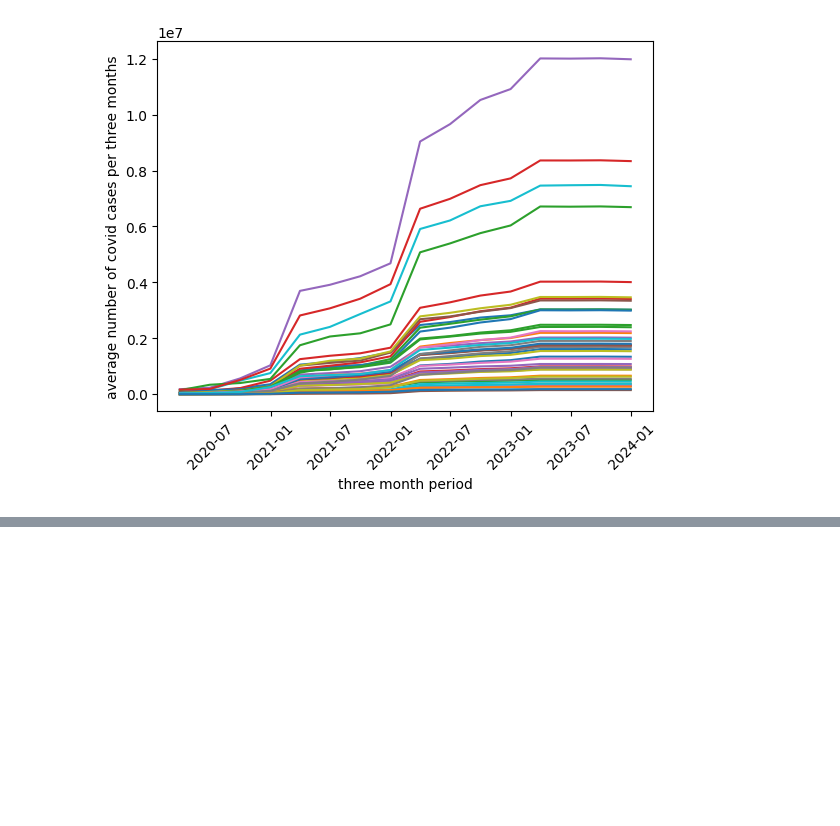
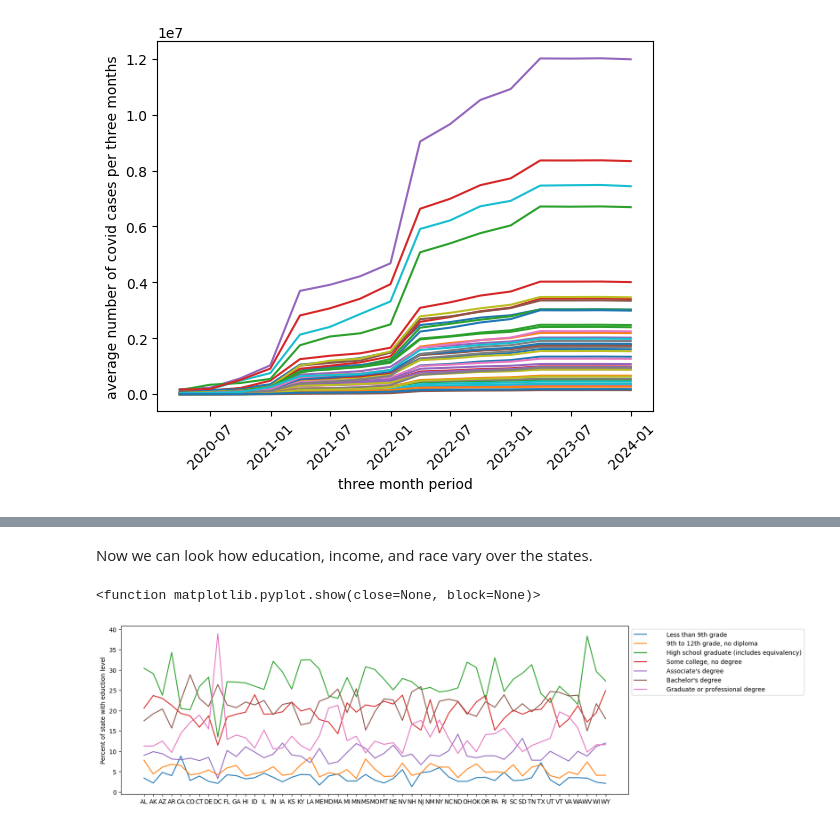
Before and after one commit to criviere1/criviere1.github.io, a Jupyter notebook: Milestone1.ipynb, the cells around one changed output, grey strips where cells are left out. Drawn from its saved outputs; the diff is of its cells as text; code cells hidden in the pictures; blank space fills up the shorter version.

```diff
--- a/Milestone1.ipynb
+++ b/Milestone1.ipynb
@@ -280,0 +397,14 @@ From these summary statistics, there was a massive increase in cases from Febura
+# %%
+df_all.replace(',','', regex=True, inplace=True)
+df_all.replace('%','', regex=True, inplace=True)
+df_all.replace('(X)', None, regex=True, inplace=True)
+
+cols = df_all.columns.to_series()
+cols.replace('!!Estimate','', regex=True, inplace=True)
+cols.replace('!!Percent','%', regex=True, inplace=True)
+cols.replace(us_state_to_abbrev,inplace=True)
+df_all.columns = cols
+
+df_all = df_all.apply(pd.to_numeric, errors='ignore')
+
+df_all
@@ -280,0 +453,3 @@ From these summary statistics, there was a massive increase in cases from Febura
+# %%
+df_all_est = df_all.T.iloc[0::2].T # not percentage columns
+df_all_per = df_all.T.iloc[1::2].T # percentage columns
@@ -280,0 +479,5 @@ From these summary statistics, there was a massive increase in cases from Febura
+# %%
+df_all.drop([df_all.index[8],df_all.index[9],df_all.index[10],df_all.index[11],df_all.index[12],df_all.index[13]], inplace=True)
+df_all_est.drop([df_all_est.index[8],df_all_est.index[9],df_all_est.index[10],df_all_est.index[11],df_all_est.index[12],df_all_est.index[13]], inplace=True)
+df_all_per.drop([df_all_per.index[8],df_all_per.index[9],df_all_per.index[10],df_all_per.index[11],df_all_per.index[12],df_all_per.index[13]], inplace=True)
+df_all
@@ -280,0 +504,19 @@ From these summary statistics, there was a massive increase in cases from Febura
+# %% [markdown]
+Now we can look how education, income, and race vary over the states.
+# %%
+states = ['AL', 'AK', 'AZ', 'AR', 'CA', 'CO', 'CT', 'DE', 'DC', 'FL', 'GA', 'HI',
+       'ID', 'IL', 'IN', 'IA', 'KS', 'KY', 'LA', 'ME', 'MD', 'MA', 'MI', 'MN',
+       'MS', 'MO', 'MT', 'NE', 'NV', 'NH', 'NJ', 'NM', 'NY', 'NC', 'ND', 'OH',
+       'OK', 'OR', 'PA', 'RI', 'SC', 'SD', 'TN', 'TX', 'UT', 'VT', 'VA', 'WA',
+       'WV', 'WI', 'WY']
+# %%
+# Education across states
+plt.figure(figsize=(15,5))
+plt.plot(states, df_all_per.T[df_all_per.T.columns[[0,1,2,3,4,5,6]]], label=df_all_per.T.columns[[0,1,2,3,4,5,6]])
+
+plt.ylabel("Percent of state with eduction level")
+plt.legend(bbox_to_anchor=(1.0, 1.0), loc='upper left')
+plt.show
+# %% [output]
+<function matplotlib.pyplot.show(close=None, block=None)>
+[figure, added]
```
Also changed, not shown: parts of 49 cells of this notebook, 8 other files.
